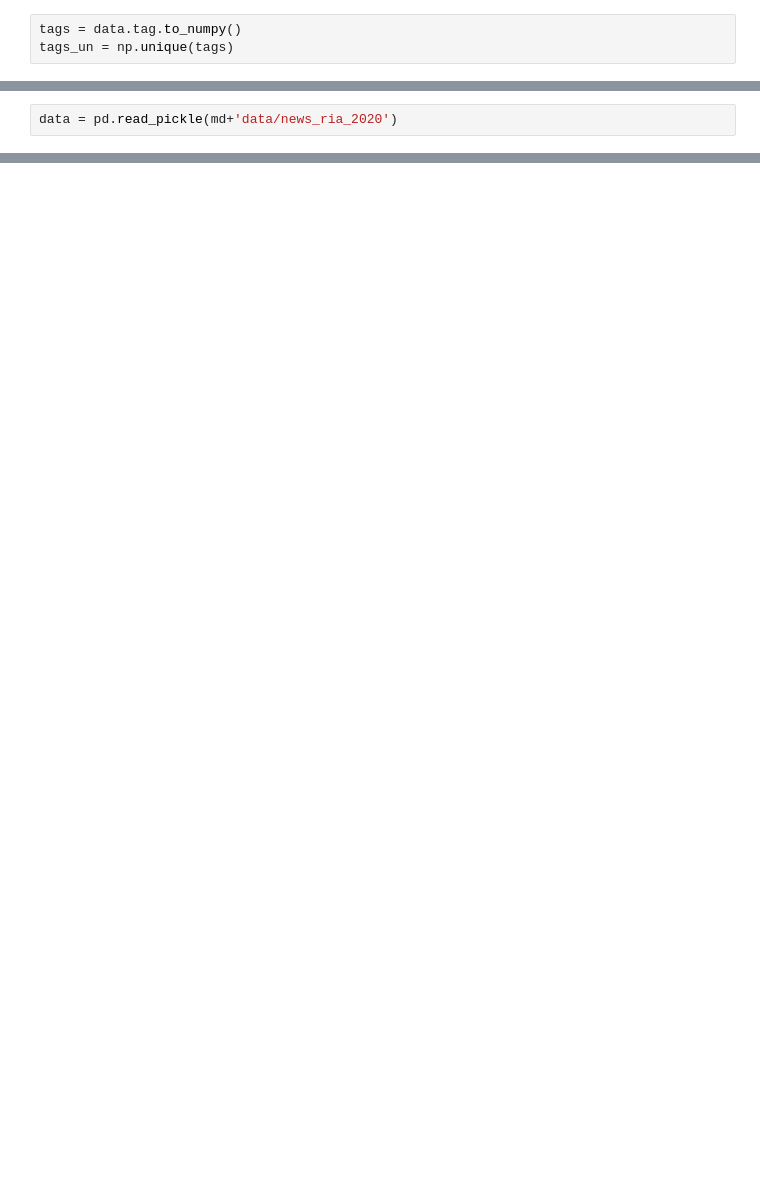
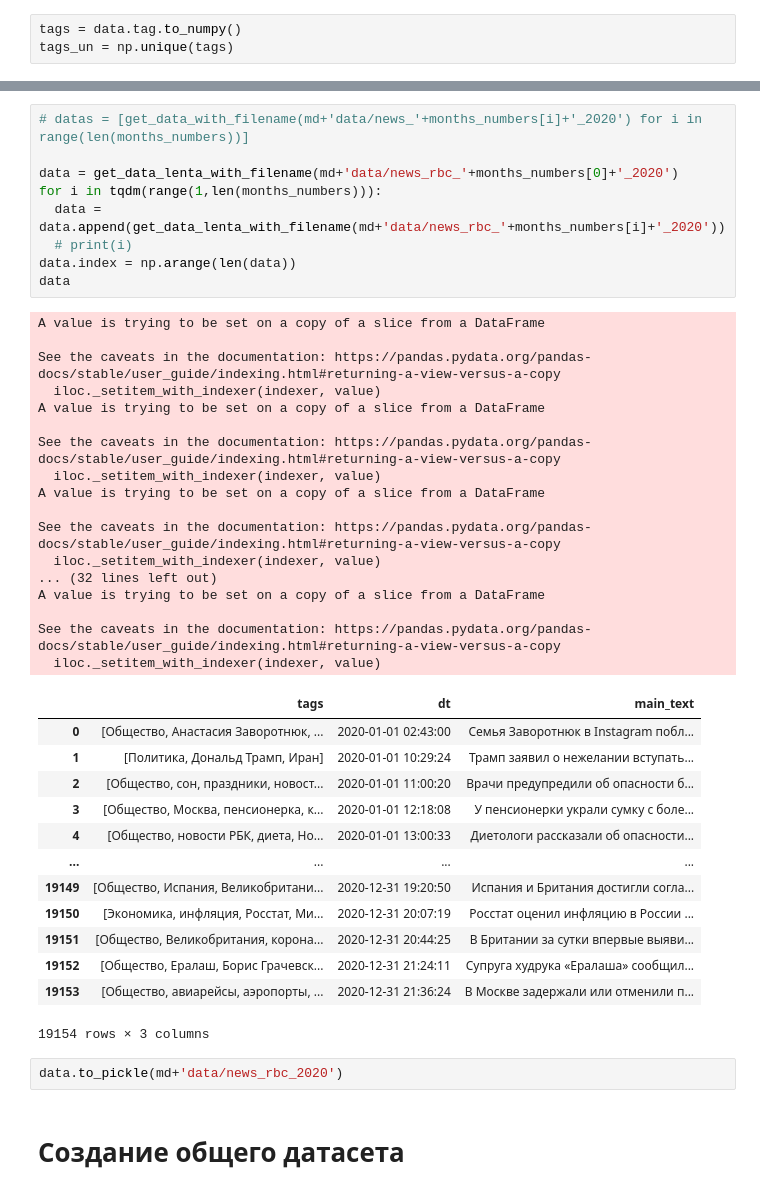
Before and after one commit to andreytsimbalov/Diplom, a Jupyter notebook: data_news_corrector_2020.ipynb, the cells around one changed output, grey strips where cells are left out. Cells and saved outputs as stored; diff of their text form; blank space fills up the shorter version.

```diff
--- a/data_news_corrector_2020.ipynb
+++ b/data_news_corrector_2020.ipynb
@@ -667,2 +256,0 @@ show_elbow_plot(ft,vocab_f)
-# %%
-data = pd.read_pickle(md+'data/news_ria_2020')
@@ -1585,0 +295,44 @@ data
+# %%
+# datas = [get_data_with_filename(md+'data/news_'+months_numbers[i]+'_2020') for i in range(len(months_numbers))]
+
+data = get_data_lenta_with_filename(md+'data/news_rbc_'+months_numbers[0]+'_2020')
+for i in tqdm(range(1,len(months_numbers))):
+  data = data.append(get_data_lenta_with_filename(md+'data/news_rbc_'+months_numbers[i]+'_2020'))
+  # print(i)
+data.index = np.arange(len(data))
+data
+# %% [output]
+A value is trying to be set on a copy of a slice from a DataFrame
+
+See the caveats in the documentation: https://pandas.pydata.org/pandas-docs/stable/user_guide/indexing.html#returning-a-view-versus-a-copy
+  iloc._setitem_with_indexer(indexer, value)
+A value is trying to be set on a copy of a slice from a DataFrame
+
+See the caveats in the documentation: https://pandas.pydata.org/pandas-docs/stable/user_guide/indexing.html#returning-a-view-versus-a-copy
+  iloc._setitem_with_indexer(indexer, value)
+A value is trying to be set on a copy of a slice from a DataFrame
+
+See the caveats in the documentation: https://pandas.pydata.org/pandas-docs/stable/user_guide/indexing.html#returning-a-view-versus-a-copy
+  iloc._setitem_with_indexer(indexer, value)
+... (32 lines left out)
+A value is trying to be set on a copy of a slice from a DataFrame
+
+See the caveats in the documentation: https://pandas.pydata.org/pandas-docs/stable/user_guide/indexing.html#returning-a-view-versus-a-copy
+  iloc._setitem_with_indexer(indexer, value)
+|  | tags | dt | main_text |
+| 0 | [Общество, Анастасия Заворотнюк, ... | 2020-01-01 02:43:00 | Семья Заворотнюк в Instagram побл... |
+| 1 | [Политика, Дональд Трамп, Иран] | 2020-01-01 10:29:24 | Трамп заявил о нежелании вступать... |
+| 2 | [Общество, сон, праздники, новост... | 2020-01-01 11:00:20 | Врачи предупредили об опасности б... |
+| 3 | [Общество, Москва, пенсионерка, к... | 2020-01-01 12:18:08 | У пенсионерки украли сумку с боле... |
+| 4 | [Общество, новости РБК, диета, Но... | 2020-01-01 13:00:33 | Диетологи рассказали об опасности... |
+| ... | ... | ... | ... |
+| 19149 | [Общество, Испания, Великобритани... | 2020-12-31 19:20:50 | Испания и Британия достигли согла... |
+| 19150 | [Экономика, инфляция, Росстат, Ми... | 2020-12-31 20:07:19 | Росстат оценил инфляцию в России ... |
+| 19151 | [Общество, Великобритания, корона... | 2020-12-31 20:44:25 | В Британии за сутки впервые выяви... |
+| 19152 | [Общество, Ералаш, Борис Грачевск... | 2020-12-31 21:24:11 | Супруга худрука «Ералаша» сообщил... |
+| 19153 | [Общество, авиарейсы, аэропорты, ... | 2020-12-31 21:36:24 | В Москве задержали или отменили п... |
+19154 rows × 3 columns
+# %%
+data.to_pickle(md+'data/news_rbc_2020')
+# %% [markdown]
+# Создание общего датасета
```
Also changed, not shown: parts of 171 cells of this notebook.
